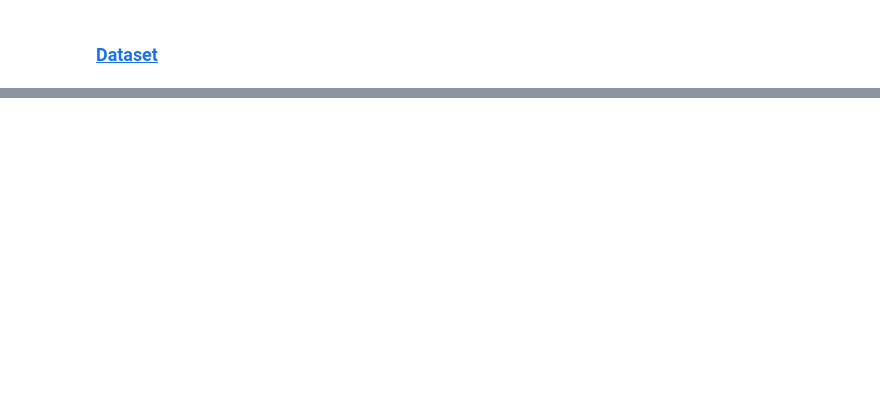
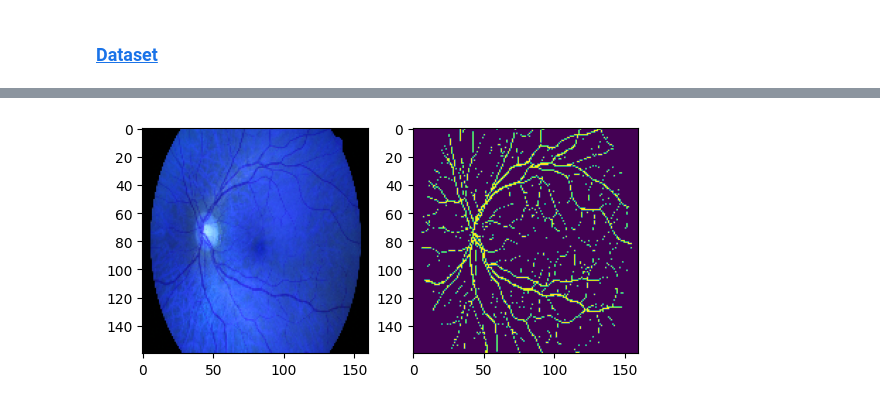
Before and after one commit to kamil271e/retinal-vessels-segmentation, a Jupyter notebook: vessels_segm.ipynb, the cells around one changed output, grey strips where cells are left out. Drawn from its saved outputs; the diff is of its cells as text; code cells hidden in the pictures; blank space fills up the shorter version.

```diff
--- a/vessels_segm.ipynb
+++ b/vessels_segm.ipynb
@@ -40,0 +51,43 @@ plt.show()
+# %%
+val_samples = 5
+batch_size = 4
+
+# y = [255-yi for yi in y]
+
+x_train = np.array(X[:val_samples])
+y_train = np.expand_dims(np.array(y[:val_samples]), 3)
+
+x_val = np.array(X[val_samples:])
+y_val = np.expand_dims(np.array(y[val_samples:]), 3)
+
+x_train = x_train / 255
+y_train = y_train / 255
+x_val = x_val / 255
+y_val = y_val / 255
+
+y_train[(y_train > 0) & (y_train < 1)] = 0
+y_val[(y_val > 0) & (y_val < 1)] = 0
+
+#y_train = y_train.astype('int')
+#y_val = y_val.astype('int')
+
+train_datagen = ImageDataGenerator()
+        #rotation_range=20,
+        #zoom_range=0.2,
+        #width_shift_range=0.2,
+        #height_shift_range=0.2,
+        #horizontal_flip=True,
+        #vertical_flip=True,
+        #rescale=1./255)
+
+val_datagen = ImageDataGenerator() #rescale=1./255)
+
+train_generator = train_datagen.flow(x_train, y_train, batch_size=batch_size)
+val_generator = val_datagen.flow(x_val, y_val, batch_size=batch_size)
+# %%
+fig, ax = plt.subplots(1, 2)
+ax[0].imshow(val_generator[0][0][0])
+ax[1].imshow(val_generator[0][1][0])
+plt.show()
+# %% [output]
+[figure, added]
```
Also changed, not shown: parts of 10 cells of this notebook, 2 other files.
